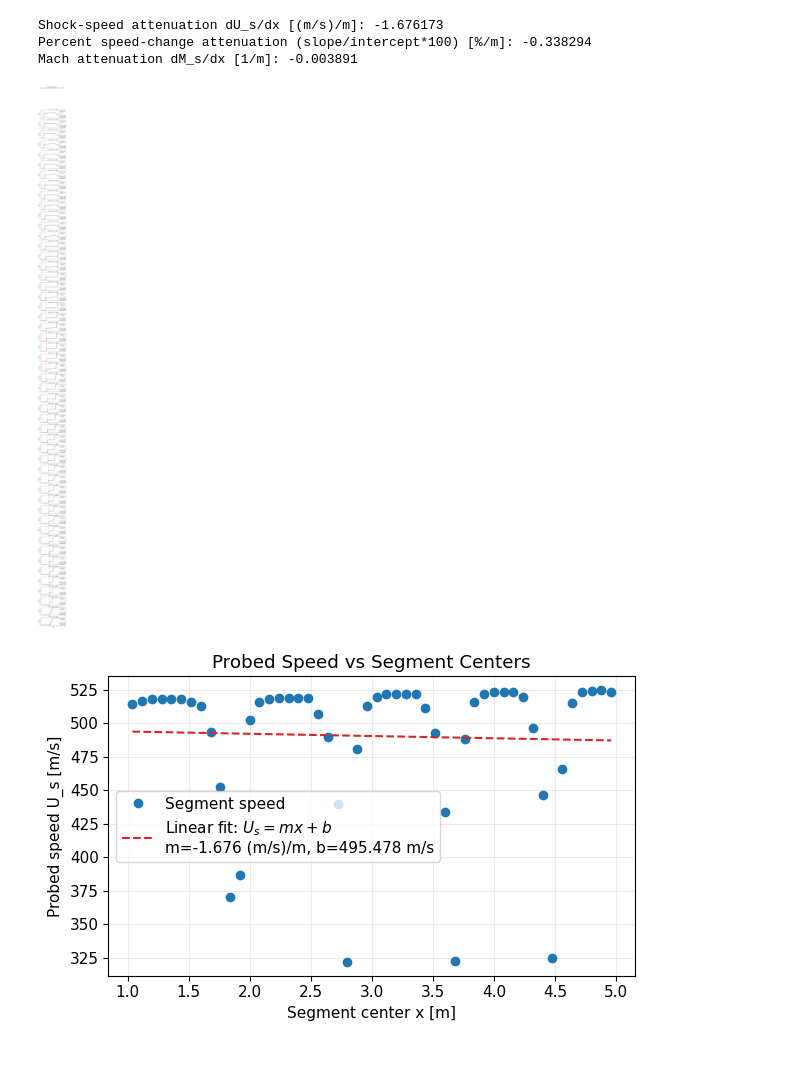
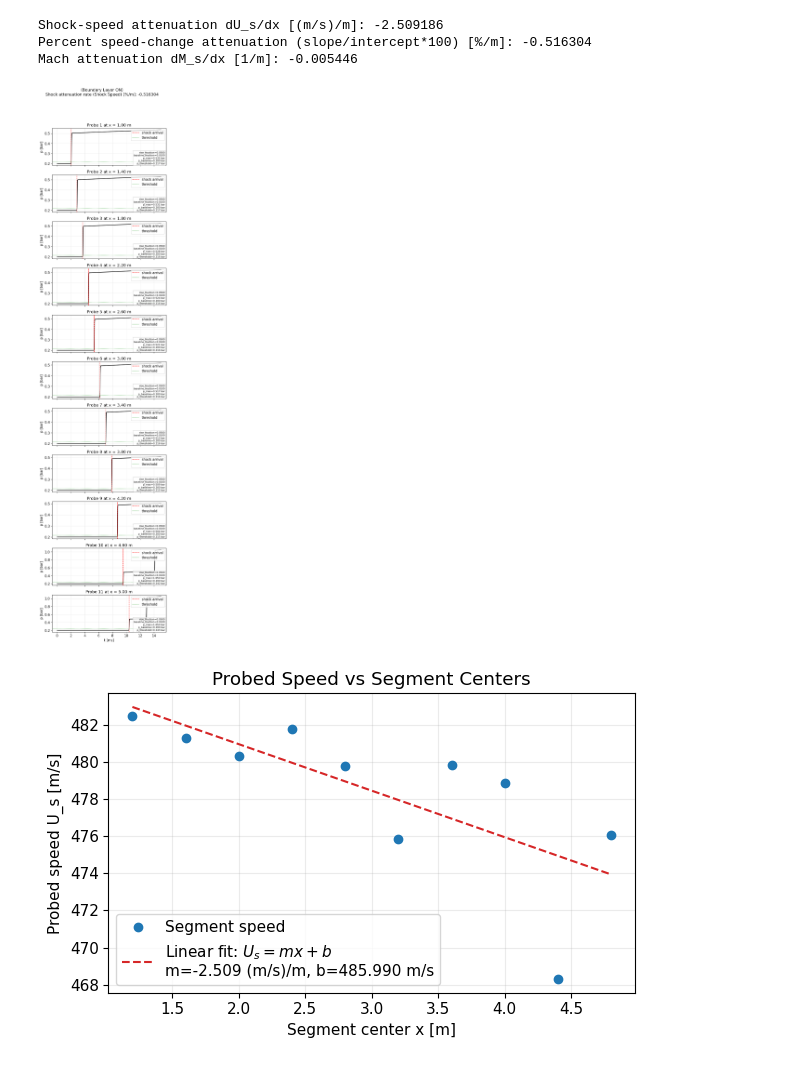
Before and after one commit to krainrpmt/StanShock_0.1.1_NIMT, a Jupyter notebook: examples/validation/SOD + BL Simulation.ipynb, the cells around one changed output. Cells and saved outputs as stored; diff of their text form; code cells hidden in the pictures.

```diff
--- a/examples/validation/SOD + BL Simulation.ipynb
+++ b/examples/validation/SOD + BL Simulation.ipynb
@@ -703,8 +703,8 @@ cfd_data = main(  mech_filename_gas_1 = "gri30_He.yaml",
     show_results= True,
     results_location = None,
     t_final = 15e-3,
-    n_x= 2000,
-    cfl= 0.9,
+    n_x= 1000,
+    cfl= 0.1,
     T1= 296.15,
     P1= 20000,
     T4= 296.15,
@@ -735,34 +745,96 @@ Segment shock speeds U_s [m/s]: [482.08489398 482.4851069  483.09057033 477.3475
 # %%
 # BLOCK 2: Probe/attenuation/X-t post-processing (no CFD rerun).
 # This block loads the cached file from the CFD output folder.
 # Edit `probe_locations`, `rise_fraction`, and `baseline_fraction` freely.
 
 cache_dir = 'SOD + BL Simulation Output'
-probe_locations = np.linspace(1,5,51)# <-- edit here
+probe_locations = np.linspace(1,5,11)# <-- edit here
 rise_fraction = 0.05
 baseline_fraction = 0.01  # XX% baseline window = baseline_fraction * 100
 
 cached_metrics = postprocess_cached_results(
     results_location=cache_dir,
     probe_locations=probe_locations,
     rise_fraction=rise_fraction,
     baseline_fraction=baseline_fraction,
     show_results=True,
     boundary_layer_model=None,  # None => use cached CFD BL status
 )
 
 print("==== Shock Probes (from cache) ====")
 print("Probe positions [m]:", cached_metrics["probe_locations"])
 print("Shock arrival times [ms]:", cached_metrics["probe_arrival_times"] * 1e3)
 print("Shock pressures [bar]:", cached_metrics["probe_shock_pressures"] / 1e5)
 print("Average shock speed from x(t_arrival) [m/s]: %.3f" % cached_metrics["shock_speed_average"])
 if len(cached_metrics["shock_speed_segment"]) > 0:
     print("Segment centers x [m]:", cached_metrics["shock_speed_segment_centers"])
     print("Segment shock speeds U_s [m/s]:", cached_metrics["shock_speed_segment"])
+
+# BLOCK 2: Probe/attenuation/X-t post-processing (no CFD rerun).
+# Edit this block freely to test probing algorithms; it only uses cached CFD arrays.
+
+rise_fraction = 0.001  # tune this only; CFD is not rerun
+boundary_layer_model = bool(cfd_data.get("Boundary_Layer_Model", True))
+
+metrics = postprocess_probe_traces(
+    probe_times=cfd_data["probe_t"],
+    probe_pressures=cfd_data["probe_p"],
+    probe_locations=cfd_data["probe_locations"],
+    baseline_pressure=float(cfd_data["P1"]),
+    gas1=cfd_data["gas1"],
+    boundary_layer_model=boundary_layer_model,
+    rise_fraction=rise_fraction,
+    sound_speed_a1=_gas_sound_speed(cfd_data["gas1"]),
+)
+
+x_probe = metrics["probe_locations"]
+arrivals = metrics["probe_arrival_times"]
+shock_pressures = metrics["probe_shock_pressures"]
+attenuation_values = metrics["probe_attenuation"]
+attenuation_rate = metrics["attenuation_rate"]
+attenuation_intercept = metrics["attenuation_intercept"]
+x_t_slope = metrics["shock_speed_average"]
+x_t_intercept = metrics["shock_speed_intercept"]
+us_seg = metrics["shock_speed_segment"]
+us_attenuation_rate = metrics["shock_speed_attenuation_rate"]
+us_intercept = metrics["shock_speed_attenuation_intercept"]
+us_percent_attenuation_rate = metrics["shock_speed_percent_attenuation_rate"]
+ms_seg = metrics["shock_mach_segment"]
+ms_attenuation_rate = metrics["shock_mach_attenuation_rate"]
+ms_intercept = metrics["shock_mach_attenuation_intercept"]
+
+print("==== Shock Probes ====")
+print("Initial state driven  (T1 [K], P1 [Pa]):", (cfd_data["T1"], cfd_data["P1"]))
+print("Initial state driver  (T4 [K], P4 [Pa]):", (cfd_data["T4"], cfd_data["P4"]))
+print("Probe positions [m]:", x_probe)
+print("Shock arrival times [ms]:", arrivals * 1e3)
+print("Shock pressures [bar]:", shock_pressures / 1e5)
+print("Average shock speed from x(t_arrival) [m/s]: %.3f" % x_t_slope)
+if len(us_seg) > 0:
+    x_seg = metrics["shock_speed_segment_centers"]
+    print("Segment centers x [m]:", x_seg)
+    print("Segment shock speeds U_s [m/s]:", us_seg)
+
+ssbl = cfd_data["solver"]
+ssbl.plotXTDiagram(ssbl.XTDiagrams["pressure"])
+plt.title("Pressure X-t diagram (pressure)")
+plt.tight_layout()
+
+ssbl.plotXTDiagram(ssbl.XTDiagrams["density"])
+plt.title("Pressure X-t diagram (density)")
+plt.tight_layout()
+
+ssbl.plotXTDiagram(ssbl.XTDiagrams["temperature"])
+plt.title("Pressure X-t diagram (temperature)")
+plt.tight_layout()
+
+# Keep metrics available for custom analysis in later cells
+cached_metrics = metrics
+plt.show()
 # %% [output]
-Shock-speed attenuation dU_s/dx [(m/s)/m]: -1.676173
-Percent speed-change attenuation (slope/intercept*100) [%/m]: -0.338294
-Mach attenuation dM_s/dx [1/m]: -0.003891
+Shock-speed attenuation dU_s/dx [(m/s)/m]: -2.509186
+Percent speed-change attenuation (slope/intercept*100) [%/m]: -0.516304
+Mach attenuation dM_s/dx [1/m]: -0.005446
-[figure, old version]
+[figure, new version]
-[figure, old version]
+[figure, new version]
 ==== Shock Probes (from cache) ====
```
Also changed, not shown: parts of 2 cells of this notebook, 3 other files.
